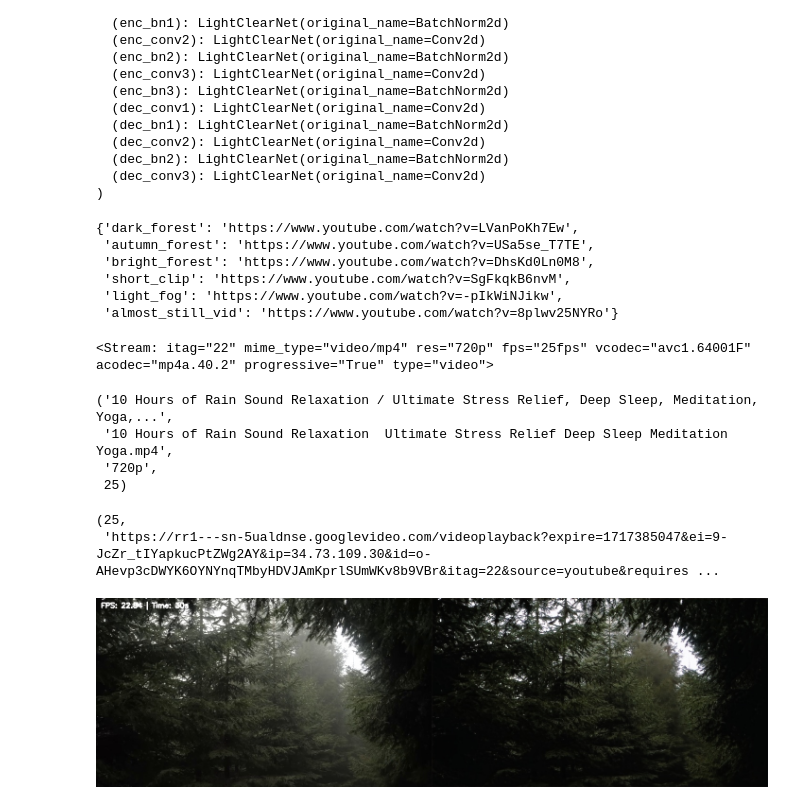
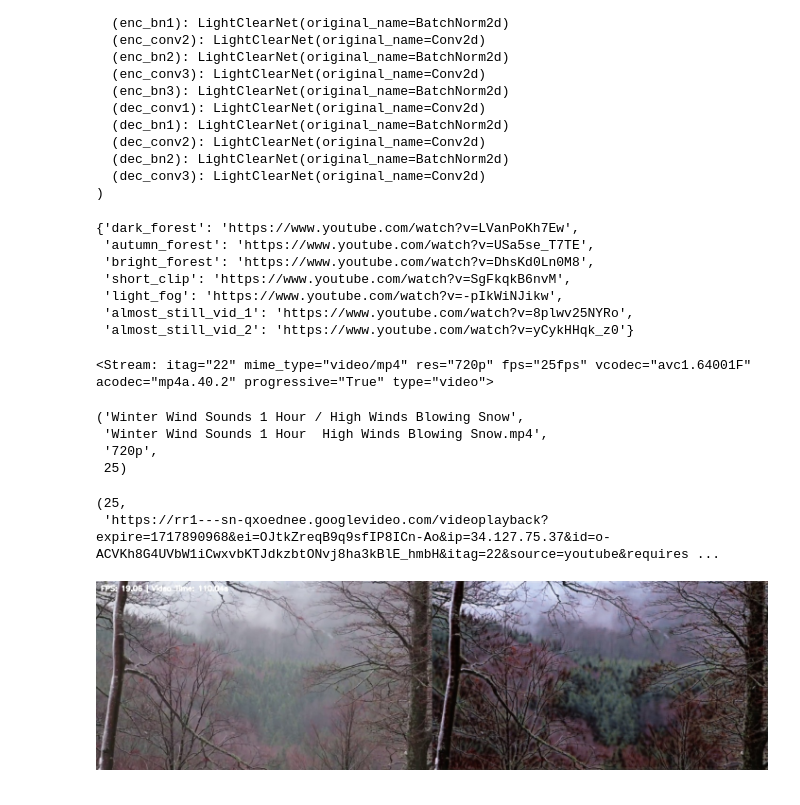
Before and after one commit to kmljt/KaggleNotebooks, a Jupyter notebook: real-time-video-dehazing-using-LightClearNet.ipynb, the cells around one changed output. Drawn from its saved outputs; the diff is of its cells as text; code cells hidden in the pictures.

Commit message:
Kaggle Notebook | Real-time Video Dehazing using LightClearNet | Version 4

```diff
--- a/real-time-video-dehazing-using-LightClearNet.ipynb
+++ b/real-time-video-dehazing-using-LightClearNet.ipynb
@@ -53,16 +73,16 @@ LightClearNet(
 def cv2_frame_to_img(frame):
     return Image(cv2.imencode('.jpg', frame)[1])
 
-def resize_frame(frame, height=400):
+def resize_frame(frame, height):
     h, w, c = frame.shape
     scale = height / float(h)
     width = int(w * scale)
 
     return cv2.resize(frame, (width, height))
 
-def frame_dehazer(frame, resize):
+def frame_dehazer(frame, resize=False):
     if resize:
-        frame = resize_frame(frame)
+        frame = resize_frame(frame, height=400)
     frame_rgb = cv2.cvtColor(frame, cv2.COLOR_BGR2RGB).astype(np.float32)
     frame_rgb /= 255.0
     tensor = transforms.ToTensor()(frame_rgb).unsqueeze(0).to(device)
@@ -85,7 +105,8 @@ yt_urls = {
     'bright_forest': 'https://www.youtube.com/watch?v=DhsKd0Ln0M8',
     'short_clip': 'https://www.youtube.com/watch?v=SgFkqkB6nvM',
     'light_fog': 'https://www.youtube.com/watch?v=-pIkWiNJikw',
-    'almost_still_vid': 'https://www.youtube.com/watch?v=8plwv25NYRo',
+    'almost_still_vid_1': 'https://www.youtube.com/watch?v=8plwv25NYRo',
+    'almost_still_vid_2': 'https://www.youtube.com/watch?v=yCykHHqk_z0',
 }
 
 yt_urls
@@ -95,9 +116,10 @@ yt_urls
  'bright_forest': 'https://www.youtube.com/watch?v=DhsKd0Ln0M8',
  'short_clip': 'https://www.youtube.com/watch?v=SgFkqkB6nvM',
  'light_fog': 'https://www.youtube.com/watch?v=-pIkWiNJikw',
- 'almost_still_vid': 'https://www.youtube.com/watch?v=8plwv25NYRo'}
+ 'almost_still_vid_1': 'https://www.youtube.com/watch?v=8plwv25NYRo',
+ 'almost_still_vid_2': 'https://www.youtube.com/watch?v=yCykHHqk_z0'}
 # %%
-url = yt_urls['almost_still_vid']
+url = yt_urls['almost_still_vid_2']
 
 yt = YouTube(url)
 stream = yt.streams.get_highest_resolution()
@@ -111,8 +133,8 @@ stream
 stream.title, stream.default_filename, stream.resolution, stream.fps
 # stream.download()
 # %% [output]
-('10 Hours of Rain Sound Relaxation / Ultimate Stress Relief, Deep Sleep, Meditation, Yoga,...',
- '10 Hours of Rain Sound Relaxation  Ultimate Stress Relief Deep Sleep Meditation Yoga.mp4',
+('Winter Wind Sounds 1 Hour / High Winds Blowing Snow',
+ 'Winter Wind Sounds 1 Hour  High Winds Blowing Snow.mp4',
  '720p',
  25)
 # %%
@@ -122,12 +144,15 @@ stream_url = stream.url
 stream_fps, stream_url
 # %% [output]
 (25,
- 'https://rr1---sn-5ualdnse.googlevideo.com/videoplayback?expire=1717385047&ei=9-JcZr_tIYapkucPtZWg2AY&ip=34.73.109.30&id=o-AHevp3cDWYK6OYNYnqTMbyHDVJAmKprlSUmWKv8b9VBr&itag=22&source=youtube&requires ...
+ 'https://rr1---sn-qxoednee.googlevideo.com/videoplayback?expire=1717890968&ei=OJtkZreqB9q9sfIP8ICn-Ao&ip=34.127.75.37&id=o-ACVKh8G4UVbW1iCwxvbKTJdkzbtONvj8ha3kBlE_hmbH&itag=22&source=youtube&requires ...
 # %%
 cap = cv2.VideoCapture(stream_url)
 
-resize = True
-start_vid_after_seconds = 0
+RESIZE = True
+start_after_secs = 80
+init_pbar = start_after_secs != 0
+total_frames_to_skip = start_after_secs * stream_fps
+
 early_stop, stop_after_secs = True, 30
 fps = stream_fps
 frames = 0
@@ -141,38 +166,41 @@ while True:
         break
     frames += 1
 
-    if frames < start_vid_after_seconds * stream_fps:
-        if frames % 100 == 0:
-            display(frames / stream_fps)
-            clear_output(wait=True)
+    if init_pbar:
+        pbar = tqdm(total=start_after_secs, desc='Skipping Start')
+        init_pbar = False
+
+    if frames < total_frames_to_skip:
+        if frames % stream_fps == stream_fps-1:
+            pbar.update(1)
         continue
 
-    dehazed_frame = frame_dehazer(frame, resize)
+    dehazed_frame = frame_dehazer(frame, resize=RESIZE)
     cv2.putText(
         dehazed_frame,
-        text = f'FPS: {fps:.2f} | Time: {round(frames / stream_fps)}s',
+        text = f'FPS: {fps:.2f} | Video Time: {round(frames / stream_fps, 2)}s',
         org = (10, 20),
         fontFace = cv2.FONT_HERSHEY_SIMPLEX,
         fontScale = 0.5,
         color = (255, 255, 255), # white
         thickness = 2
     )
 
     display(cv2_frame_to_img(dehazed_frame))
     clear_output(wait=True)
 
     end_time = timer()
 
     processing_time = end_time - start_time
     sleep_time = (stream_fps ** -1) - processing_time
     time.sleep(max(sleep_time, 0))
 
     total_time = timer() - start_time
     fps = total_time ** -1
 
-    if early_stop and frames > stop_after_secs * stream_fps:
+    if early_stop and frames > (stop_after_secs * stream_fps) + total_frames_to_skip:
         break
 
 cap.release()
 # %% [output]
-[figure, old version]
+[figure, new version]
```
Also changed, not shown: parts of 4 cells of this notebook.
